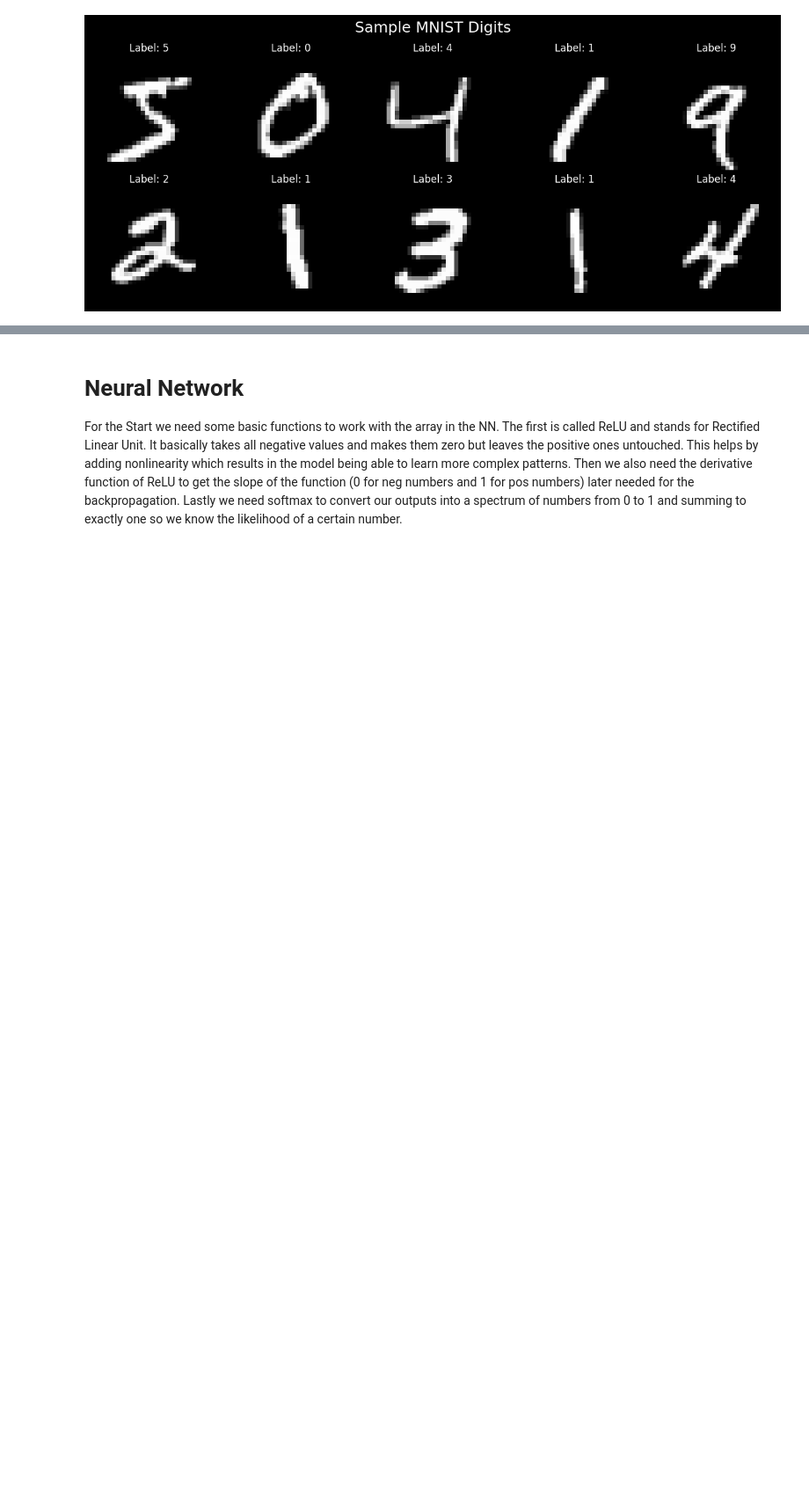
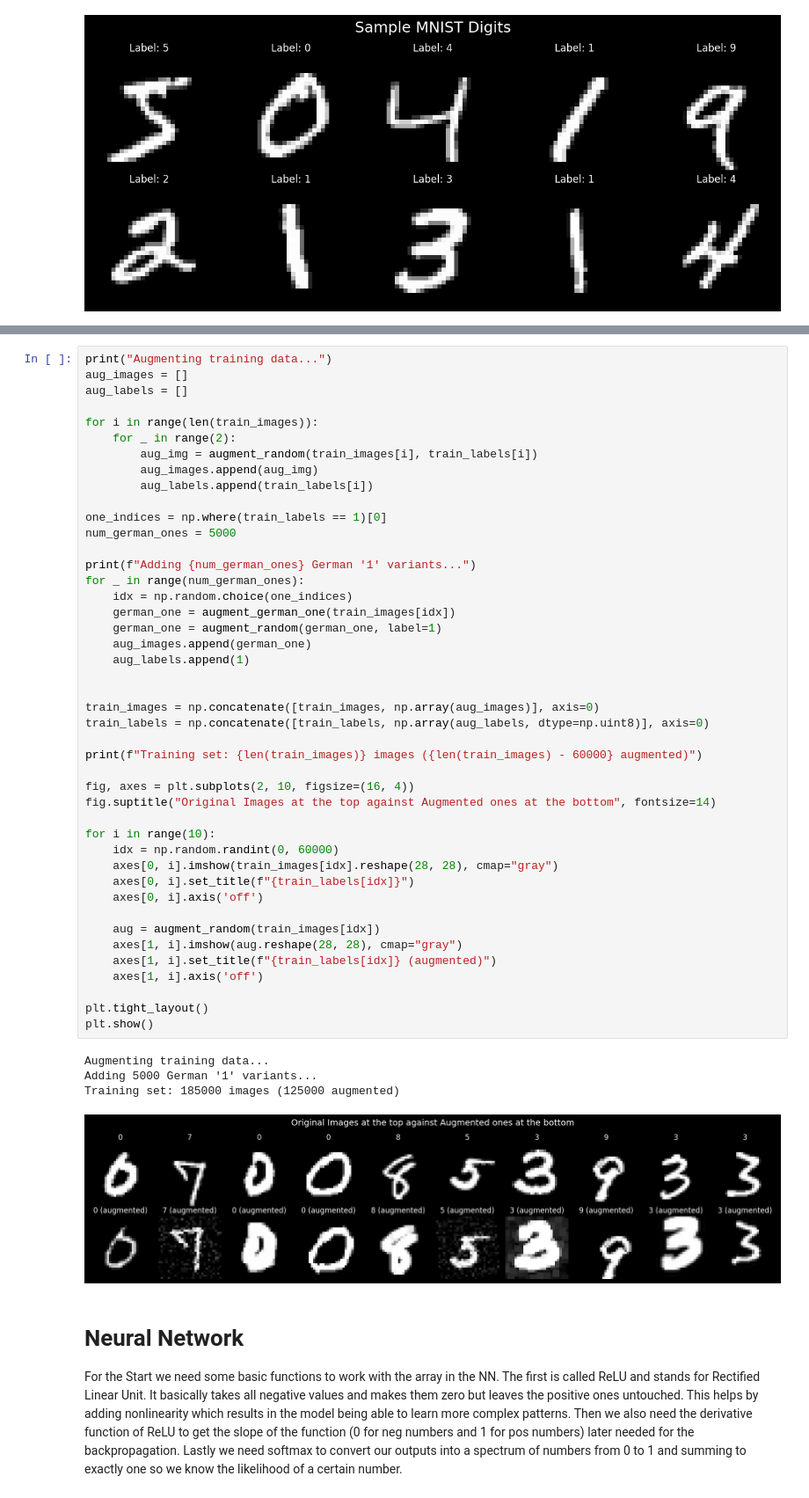
Before and after one commit to ScellyCode/digit-analyser-v2, a Jupyter notebook: notebooks/MNIST.ipynb, the cells around one changed output, grey strips where cells are left out. Shown at 88% size. Saved outputs shown, nothing was run; the diff lists cells and outputs as text; blank space fills up the shorter version.

Commit message:
added augmentation for better performance in the wild - need to better distinguishability between 1-4-7

```diff
--- a/notebooks/MNIST.ipynb
+++ b/notebooks/MNIST.ipynb
@@ -129,3 +294,52 @@ plt.show()
+# %%
+print("Augmenting training data...")
+aug_images = []
+aug_labels = []
+
+for i in range(len(train_images)):
+    for _ in range(2):
+        aug_img = augment_random(train_images[i], train_labels[i])
+        aug_images.append(aug_img)
+        aug_labels.append(train_labels[i])
+
+one_indices = np.where(train_labels == 1)[0]
+num_german_ones = 5000
+
+print(f"Adding {num_german_ones} German '1' variants...")
+for _ in range(num_german_ones):
+    idx = np.random.choice(one_indices)
+    german_one = augment_german_one(train_images[idx])
+    german_one = augment_random(german_one, label=1)
+    aug_images.append(german_one)
+    aug_labels.append(1)
+
+
+train_images = np.concatenate([train_images, np.array(aug_images)], axis=0)
+train_labels = np.concatenate([train_labels, np.array(aug_labels, dtype=np.uint8)], axis=0)
+
+print(f"Training set: {len(train_images)} images ({len(train_images) - 60000} augmented)")
+
+fig, axes = plt.subplots(2, 10, figsize=(16, 4))
+fig.suptitle("Original Images at the top against Augmented ones at the bottom", fontsize=14)
+
+for i in range(10):
+    idx = np.random.randint(0, 60000)
+    axes[0, i].imshow(train_images[idx].reshape(28, 28), cmap="gray")
+    axes[0, i].set_title(f"{train_labels[idx]}")
+    axes[0, i].axis('off')
+
+    aug = augment_random(train_images[idx])
+    axes[1, i].imshow(aug.reshape(28, 28), cmap="gray")
+    axes[1, i].set_title(f"{train_labels[idx]} (augmented)")
+    axes[1, i].axis('off')
+
+plt.tight_layout()
+plt.show()
+# %% [output]
+Augmenting training data...
+Adding 5000 German '1' variants...
+Training set: 185000 images (125000 augmented)
+[figure, added]
 # %% [markdown]
 # Neural Network
 For the Start we need some basic functions to work with the array in the NN. The first is called ReLU and stands for Rectified Linear Unit.
```
Also changed, not shown: parts of 9 cells of this notebook.
